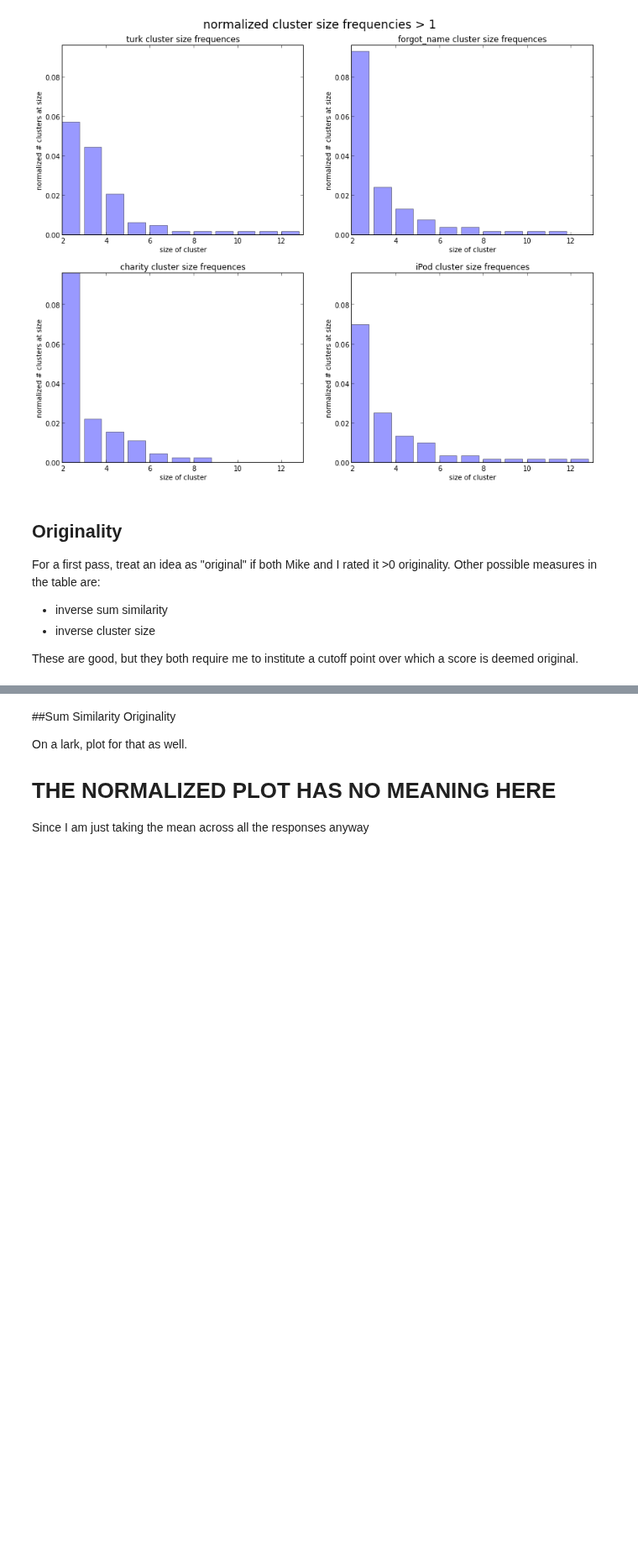
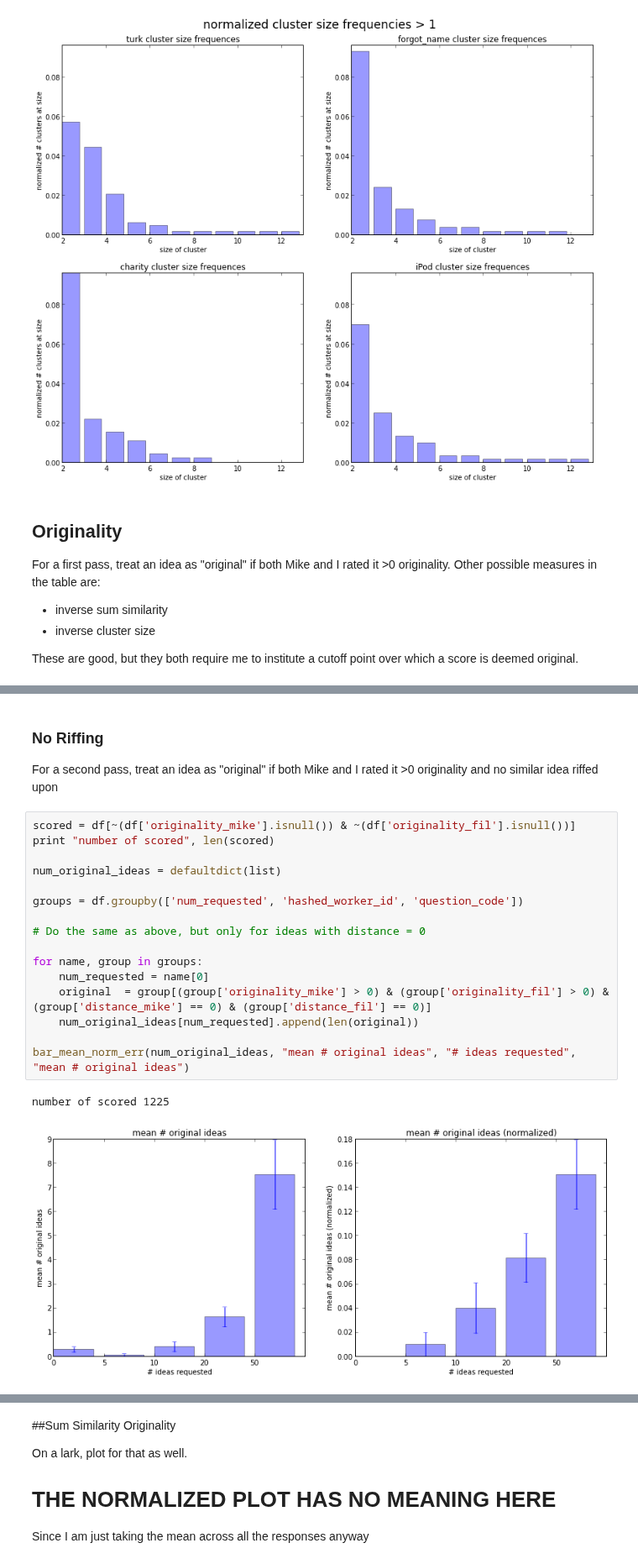
Before and after one commit to filkry/crowbrain, a Jupyter notebook: exps/post_pilot12_13_stats.ipynb, the cells around one changed output, grey strips where cells are left out. Shown at 84% size. Saved outputs shown, nothing was run; the diff lists cells and outputs as text; blank space fills up the shorter version.

```diff
--- a/exps/post_pilot12_13_stats.ipynb
+++ b/exps/post_pilot12_13_stats.ipynb
@@ -344,3 +354,26 @@ bar_mean_norm_err(num_original_ideas, "mean # original ideas", "# ideas requeste
 # %% [output]
 number of scored 1225
 [figure]
+# %% [markdown]
+### No Riffing
+
+For a second pass, treat an idea as "original" if both Mike and I rated it >0 originality and no similar idea riffed upon
+# %%
+scored = df[~(df['originality_mike'].isnull()) & ~(df['originality_fil'].isnull())]
+print "number of scored", len(scored)
+
+num_original_ideas = defaultdict(list)
+
+groups = df.groupby(['num_requested', 'hashed_worker_id', 'question_code'])
+
+# Do the same as above, but only for ideas with distance = 0
+
+for name, group in groups:
+    num_requested = name[0]
+    original  = group[(group['originality_mike'] > 0) & (group['originality_fil'] > 0) & (group['distance_mike'] == 0) & (group['distance_fil'] == 0)]
+    num_original_ideas[num_requested].append(len(original))
+
+bar_mean_norm_err(num_original_ideas, "mean # original ideas", "# ideas requested", "mean # original ideas")
+# %% [output]
+number of scored 1225
+[figure, added]
```
Also changed, not shown: parts of 6 cells of this notebook.
